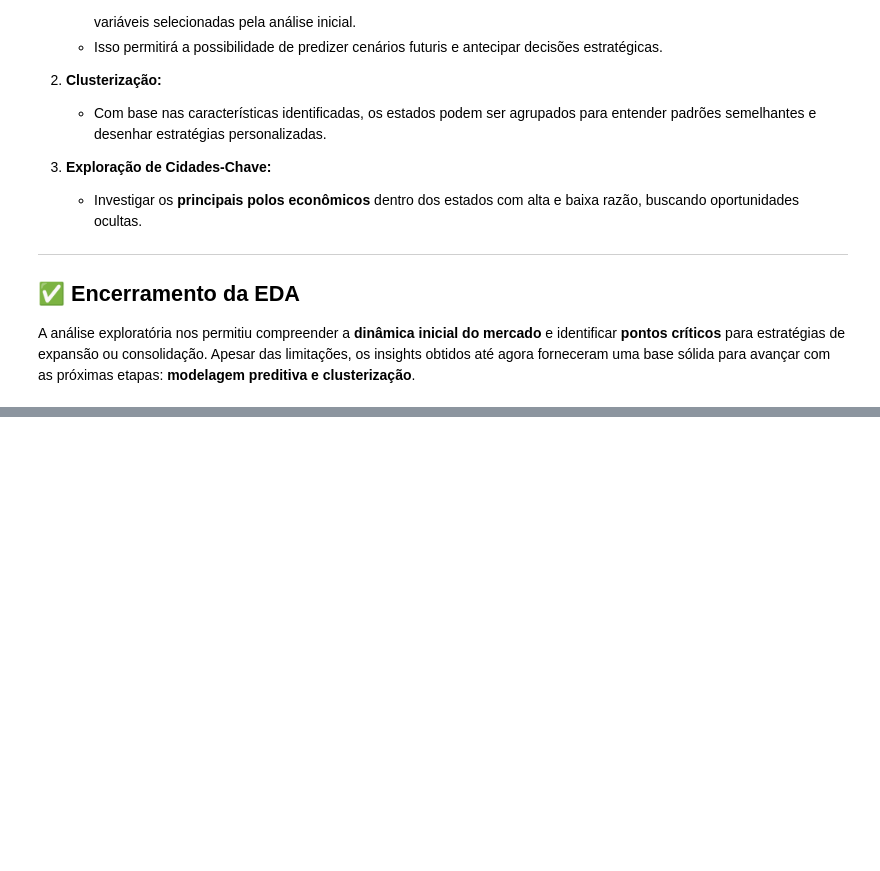
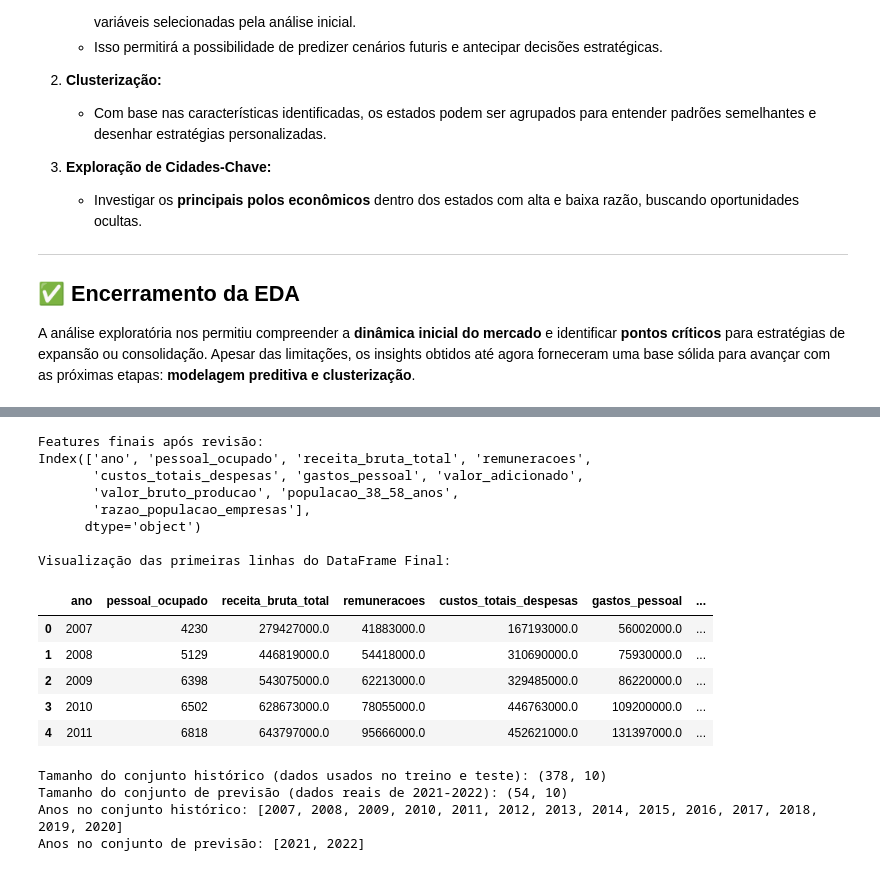
Before and after one commit to tnleite/real-estate-opportunities-analysis, a Jupyter notebook: 02-Analise/real-estate-opportunities-analysis.ipynb, the cells around one changed output, grey strips where cells are left out. Drawn from its saved outputs; the diff is of its cells as text; code cells hidden in the pictures; blank space fills up the shorter version.

```diff
--- a/02-Analise/real-estate-opportunities-analysis.ipynb
+++ b/02-Analise/real-estate-opportunities-analysis.ipynb
@@ -1340,0 +1444,75 @@ df_final.head()
+# %%
+# -----------------------------------------------
+# Etapa 2: Seleção Ajustada de Features
+# -----------------------------------------------
+
+# 🔍 **Explicação Geral:**
+# Mantemos as variáveis financeiras e econômicas úteis, mas removemos aquelas redundantes
+# ou diretamente ligadas ao target (para evitar overfitting).
+
+variaveis_excluir_revisadas = [
+    'materiais_construcao',  # Incluído nos custos gerais, redundante
+    'materiais_terceiros',  # Já incluso em custos gerais
+    'receita_liquida',  # Colinear com receita_bruta_total
+    'custos_obras_servicos',  # Parte de custos_totais_despesas
+    'valor_obras_servicos',  # Redundante com valor_adicionado
+    'custos_terceiros',  # Redundante com custos gerais
+    'consumo_intermediario',  # Já englobado nos custos gerais
+    'outros_custos_despesas',  # Redundante com custos gerais
+    'estado',  # Não relevante após agregação
+    'numero_empresas_ativas'  # ⚠️ Relacionado ao target, causa overfitting
+]
+
+# 🔧 **Passo 1: Excluir as colunas listadas**
+df_modelo_final = df_final.drop(columns=variaveis_excluir_revisadas)
+
+# 🔧 **Passo 2: Verificação das features finais**
+print("Features finais após revisão:")
+print(df_modelo_final.columns)
+
+# 🔧 **Passo 3: Visualização inicial das primeiras linhas do DataFrame**
+print("\nVisualização das primeiras linhas do DataFrame Final:")
+df_modelo_final.head()
+# %% [output]
+Features finais após revisão:
+Index(['ano', 'pessoal_ocupado', 'receita_bruta_total', 'remuneracoes',
+       'custos_totais_despesas', 'gastos_pessoal', 'valor_adicionado',
+       'valor_bruto_producao', 'populacao_38_58_anos',
+       'razao_populacao_empresas'],
+      dtype='object')
+
+Visualização das primeiras linhas do DataFrame Final:
+|  | ano | pessoal_ocupado | receita_bruta_total | remuneracoes | custos_totais_despesas | gastos_pessoal | ... |
+| 0 | 2007 | 4230 | 279427000.0 | 41883000.0 | 167193000.0 | 56002000.0 | ... |
+| 1 | 2008 | 5129 | 446819000.0 | 54418000.0 | 310690000.0 | 75930000.0 | ... |
+| 2 | 2009 | 6398 | 543075000.0 | 62213000.0 | 329485000.0 | 86220000.0 | ... |
+| 3 | 2010 | 6502 | 628673000.0 | 78055000.0 | 446763000.0 | 109200000.0 | ... |
+| 4 | 2011 | 6818 | 643797000.0 | 95666000.0 | 452621000.0 | 131397000.0 | ... |
+# %%
+# ------------------------------------------------
+# Etapa 3: Separação dos dados históricos (2007-2020) e dados de previsão (2021-2022)
+# ------------------------------------------------
+
+# Separar os dados históricos (2007 a 2020) e os dados futuros (2021 e 2022)
+# - df_historico: será usado para treino e teste do modelo.
+# - df_previsao: será mantido para comparação futura com as previsões feitas pelo modelo.
+
+df_historico = df_modelo_final.loc[df_modelo_final['ano'] <= 2020]  # Inclui dados de 2007 até 2020
+df_previsao = df_modelo_final.loc[df_modelo_final['ano'] > 2020]  # Inclui os dados reais de 2021 e 2022
+
+# Por que fazemos essa separação?
+# - Evitamos o vazamento de informações futuras. O modelo será treinado sem ter "acesso" aos dados de 2021 e 2022.
+# - Isso nos permite uma comparação realista das previsões feitas com os dados futuros reais.
+
+# Exibindo o tamanho dos conjuntos para validação
+print(f"Tamanho do conjunto histórico (dados usados no treino e teste): {df_historico.shape}")
+print(f"Tamanho do conjunto de previsão (dados reais de 2021-2022): {df_previsao.shape}")
+
+# Exibindo os anos para validação
+print(f"Anos no conjunto histórico: {df_historico['ano'].unique().tolist()}")
+print(f"Anos no conjunto de previsão: {df_previsao['ano'].unique().tolist()}")
+# %% [output]
+Tamanho do conjunto histórico (dados usados no treino e teste): (378, 10)
+Tamanho do conjunto de previsão (dados reais de 2021-2022): (54, 10)
+Anos no conjunto histórico: [2007, 2008, 2009, 2010, 2011, 2012, 2013, 2014, 2015, 2016, 2017, 2018, 2019, 2020]
+Anos no conjunto de previsão: [2021, 2022]
```
Also changed, not shown: parts of 21 cells of this notebook, 4 other files.
